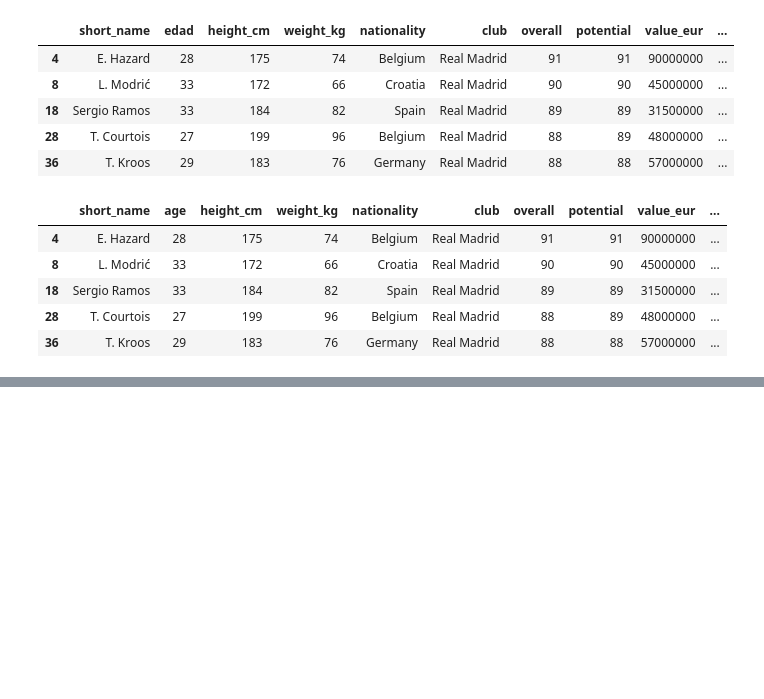
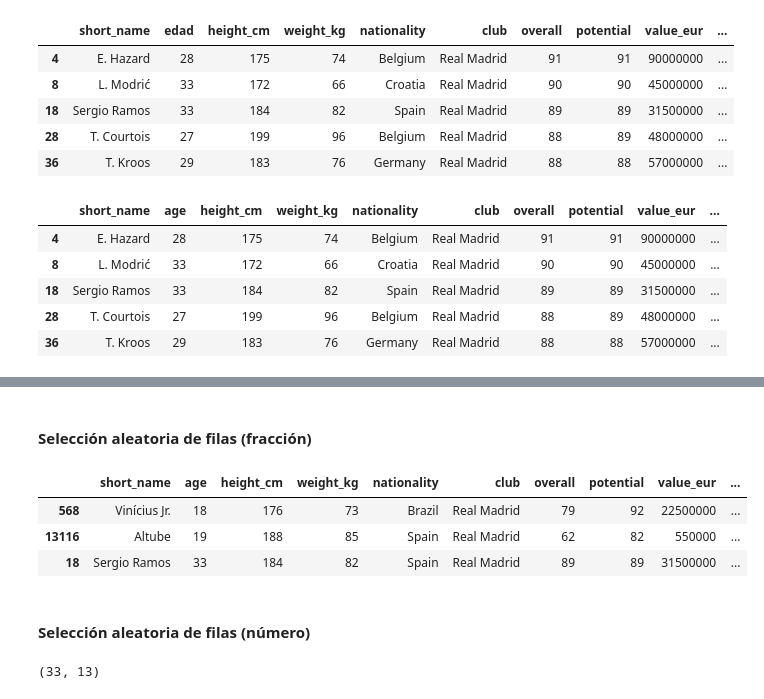
Before and after one commit to p-medelmonje/tutorial-pandas-bayes, a Jupyter notebook: 11 y 12 - sort_value en pandas - eliminación de columnas.ipynb, the cells around one changed output, grey strips where cells are left out. Cells and saved outputs as stored; diff of their text form; code cells hidden in the pictures; blank space fills up the shorter version.

```diff
--- a/11 - sort_value en pandas.ipynb
+++ b/11 y 12 - sort_value en pandas - eliminación de columnas.ipynb
@@ -104,0 +137,15 @@ realmadrid.rename(columns = {"player_positions":"posición"}).head()
+# %% [markdown]
+#### Selección aleatoria de filas (fracción)
+# %%
+realmadrid.sample(frac = 0.1)
+# %% [output]
+|  | short_name | age | height_cm | weight_kg | nationality | club | overall | potential | value_eur | ... |
+| 568 | Vinícius Jr. | 18 | 176 | 73 | Brazil | Real Madrid | 79 | 92 | 22500000 | ... |
+| 13116 | Altube | 19 | 188 | 85 | Spain | Real Madrid | 62 | 82 | 550000 | ... |
+| 18 | Sergio Ramos | 33 | 184 | 82 | Spain | Real Madrid | 89 | 89 | 31500000 | ... |
+# %% [markdown]
+#### Selección aleatoria de filas (número)
+# %%
+realmadrid.shape
+# %% [output]
+(33, 13)
```
Also changed, not shown: parts of 10 cells of this notebook, 1 other file.
